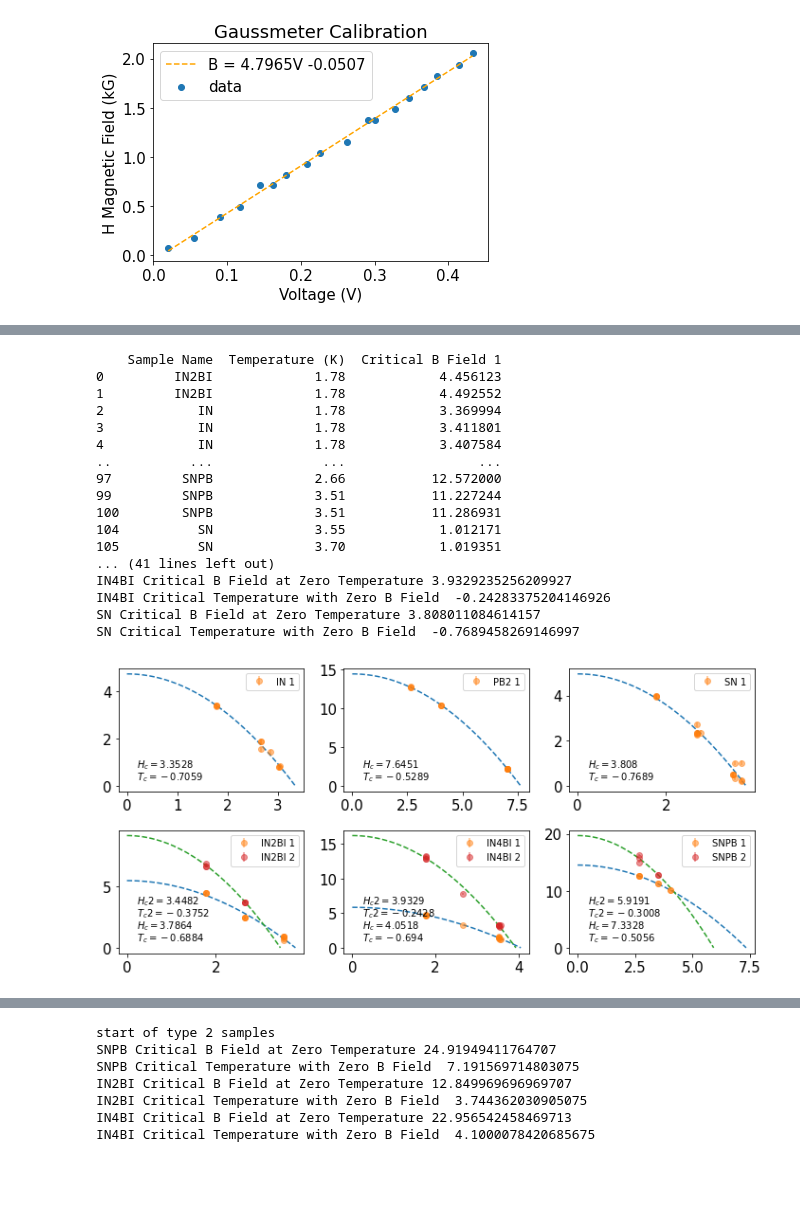
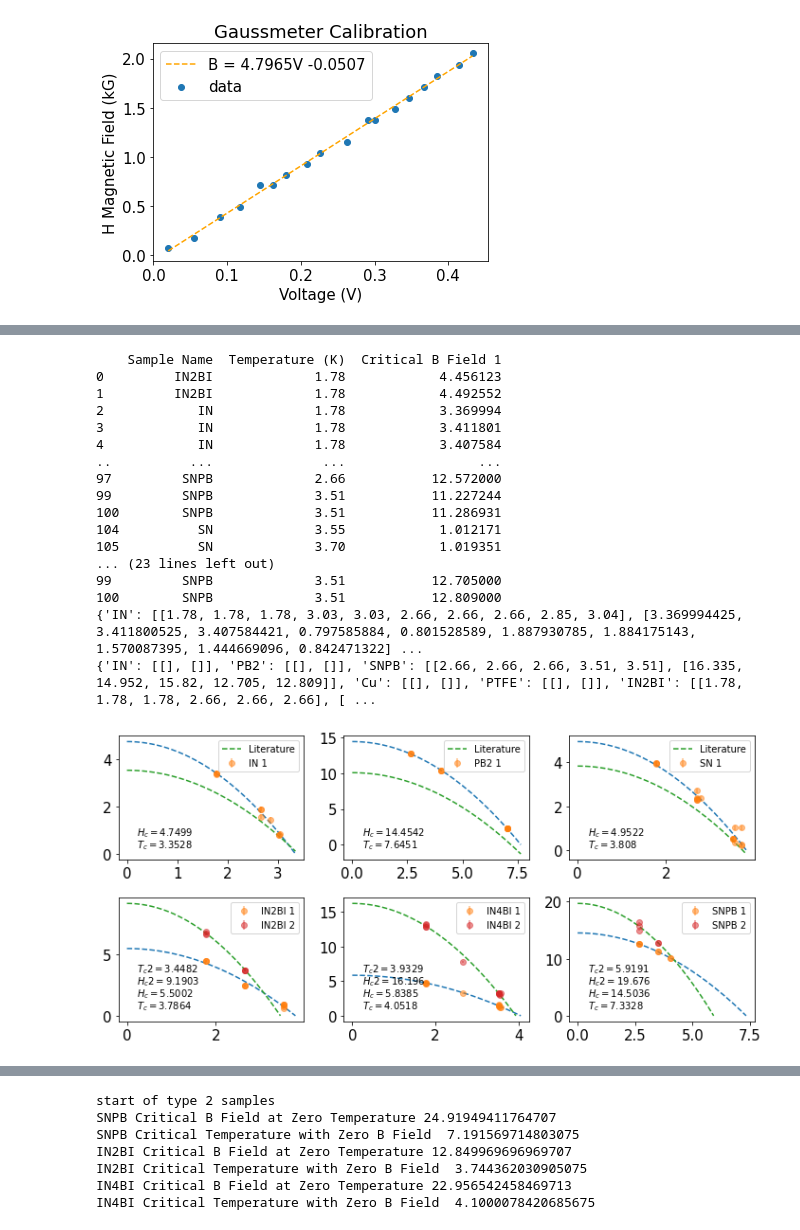
Before and after one commit to dcordovacarrizales/191_PlasmaPhysics, a Jupyter notebook: Superconductivity/Meissner/Meissner.ipynb, the cells around one changed output, grey strips where cells are left out. Saved outputs shown, nothing was run; the diff lists cells and outputs as text; code cells hidden in the pictures; blank space fills up the shorter version.

```diff
--- a/Superconductivity/Meissner/Meissner.ipynb
+++ b/Superconductivity/Meissner/Meissner.ipynb
@@ -81,9 +80,11 @@ for i, file in enumerate(files):
 
     #finding second derivative in order to find the peaks in the voltage vs. magnetic field
     first_derivative = df.diff(periods = 15)
+#     MH = scipy.integrate.trapz(y=df['v1'],x=df['v0'])
     #second_derivative = first_derivative.diff(periods = 15)
     #df['2derivative'] = second_derivative['v1']
     df['1derivative'] = first_derivative['v1']
+    df['MH'] = MH
     ######df['smooth'] = df['v1'].rolling(window=10).mean()
     #df['smooth'] = scipy.signal.savgol_filter(df['v1'], 11, 3 )
 
@@ -100,8 +101,6 @@ for i, file in enumerate(files):
     #peak_position = df.loc[df['v1'] == peak_value_1]
     #peak_position_2 = df.loc[df['v1'] == peak_value_2]
     #print(peak_position)
-
-
 
 
     index1_temp = find_nth(file, "_", 2) + 1
@@ -155,6 +154,7 @@ for i, file in enumerate(files):
                 #df.plot(x = 'v0', y = ['v1', 'smooth', '2derivative'],label=['real', 'smooth', '2nd derivative'], linewidth=1, ax=ax)
 
     df.plot(x = 'v0', y = ['v1','1derivative'],label=['data','1st Derivative'], linewidth = 1, ax=ax)
+#     df.plot(x = 'v0', y = ['MH'],label=['MH'], linewidth = 1, ax=ax)
 
 
 
@@ -169,7 +169,7 @@ for i, file in enumerate(files):
     ax.set_xlabel("H Magnetic Field (kG)")
     ax.set_ylabel("-dM/dH")
     ax.annotate(str(df['v0'][peak_position]), (df['v0'][peak_position], df['v1'][peak_position]), ha = 'left')
-    ax.set_xlim(left= 0)
+#     ax.set_xlim(left= 0)
     ax.set_title(sample_name + " at " + str(sample_temperature) + " K " + str(i+2))
 
 
@@ -245,13 +294,19 @@ second_curve_samples = dict_temp_critical_B(df_critical_B_2)
 print(second_curve_samples)
 
 
-subplots = {"IN": (0,0), "PB2": (0,1), "SNPB": (1,2), "IN2BI": (1,0), "IN4BI": (1,1), "SN": (0,2)}
+# r, c, Hc1, Tc1, Hc2, Tc2
+subplots = {"IN": {'r':0,'c':0,'Hc1':None,'Tc1':None,'Hc2':None,'Tc2':None},
+            "PB2": {'r':0,'c':1,'Hc1':None,'Tc1':None,'Hc2':None,'Tc2':None},
+            "SNPB": {'r':1,'c':2,'Hc1':None,'Tc1':None,'Hc2':None,'Tc2':None},
+            "IN2BI": {'r':1,'c':0,'Hc1':None,'Tc1':None,'Hc2':None,'Tc2':None},
+            "IN4BI": {'r':1,'c':1,'Hc1':None,'Tc1':None,'Hc2':None,'Tc2':None},
+            "SN": {'r':0,'c':2,'Hc1':None,'Tc1':None,'Hc2':None,'Tc2':None}}
 # def plot_sample_dict(all_samples):
 
+def Hc_from_Tc(T, Hc0, Tc0):
+    return Hc0*(1-(T/Tc0)**2)
+
 fig, axes = plt.subplots(2, 3, figsize=(10,5))
-
-def Hc_from_T(T, Hc0, Tc0):
-    return Hc0*(1-(T/Tc0)**2)
 
 for key in all_samples:
     #print(key)
@@ -259,8 +314,10 @@ for key in all_samples:
 
     if key not in ["PB0", "PB1", "PTFE", "Cu"]: #excluding the non-superconducting samples or the samples we don't want to look at
 
-        r,c = subplots[key]
+        r = subplots[key]['r']
+        c = subplots[key]['c']
         ax = axes[r,c]
+
         for n, data in {1:first_curve_samples, 2:second_curve_samples}.items():
             x_meissner = data[key][0]
             y_meissner = data[key][1]
@@ -274,57 +331,70 @@ for key in all_samples:
                     sigma.append(.1)
 
                 sigma = pd.Series(sigma)
+                popt, pcov = curve_fit(Hc_from_Tc, x_meissner, y_meissner, p0=(10,3),sigma=sigma)
+                Hc0, Tc0 = popt
+                Hc_sigma, Tc_sigma = np.sqrt(np.diag(pcov))
+                if n == 1:
+                    subplots[key]['Hc1'] = Hc0
+                    subplots[key]['Tc1'] = Tc0
+                    subplots[key]['Hc_sigma1'] = Hc_sigma
+                    subplots[key]['Tc_sigma1'] = Tc_sigma
+                if n == 2:
+                    subplots[key]['Hc2'] = Hc0
+                    subplots[key]['Tc2'] = Tc0
+                    subplots[key]['Hc_sigma2'] = Hc_sigma
+                    subplots[key]['Tc_sigma2'] = Tc_sigma
 
-                popt, pcov = curve_fit(Hc_from_T, x_meissner, y_meissner, p0=(10,3),sigma=sigma)
-                Hc0, Tc0 = popt
+#                     popt, pcov = curve_fit(Hc_from_T, x_meissner, y_meissner, p0=(10,3),sigma=sigma)
+#                     Hc0, Tc0 = popt
+#                     subplots[key]['Hc2'] = Hc0
+#                     subplots[key]['Tc2'] = Tc0
 
                 xrange = np.linspace(0,Tc0,50)
-                ax.plot(xrange, Hc_from_T(xrange, *popt),'--')
+                ax.plot(xrange, Hc_from_T(xrange, Hc0, Tc0),'--')
                 ax.errorbar(x_meissner, y_meissner, ls='none', yerr= .1, fmt='o', alpha = 0.5, label=key+f' {n}')
 #                 ax.scatter(x_meissner, y_meissner, s=10 , color = 'red',zorder=100)
 
         #         -b/m = x
 
-                print(key, "Critical B Field at Zero Temperature", func(0, *popt) )
-                print(key, "Critical Temperature with Zero B Field ", -popt[1]/popt[0])
-
+#                 print(key, "Critical B Field at Zero Temperature", func(0, Hc0, Tc0) )
+#                 print(key, "Critical Temperature with Zero B Field ", -popt[1]/popt[0])
+                if key in real_vals.keys():
+                    Hc_r, Tc_r = real_vals[key][2]*(4*np.pi)/1000,real_vals[key][0]
+                    theoretical = Hc_from_Tc(xrange,Hc_r,Tc_r)
+                    ax.plot(xrange, theoretical, '--',label='Literature')
                 if n == 1:
                     ax.annotate(f'$H_c = {round(Hc0,4)}$', (0.1,0.2), xycoords='axes fraction',size=10)
                     ax.annotate(f'$T_c = {round(Tc0,4)}$', (0.1,0.1), xycoords='axes fraction', size=10)
                 if n == 2:
-                    ax.annotate(f'$H_c2 = {round(Hc0,4)}$', (0.1,0.4), xycoords='axes fraction',size=10)
-                    ax.annotate(f'$T_c2 = {round(Tc0,4)}$', (0.1,0.3), xycoords='axes fraction', size=10)
+                    ax.annotate(f'$H_c2 = {round(Hc0,4)}$', (0.1,0.3), xycoords='axes fraction',size=10)
+                    ax.annotate(f'$T_c2 = {round(Tc0,4)}$', (0.1,0.4), xycoords='axes fraction', size=10)
 #                 plt.xlabel("Temperature (K)")
 #                 plt.ylabel("Critical B Field (kG)")
 #                 plt.title(key)
                 ax.legend(fontsize=10)
 #                 ax.set_xlim(0,4.5)
 #                 ax.set_ylim(0,17)
             else:
                 pass
 plt.tight_layout()
 # plt.legend()
-
-# Pb	Element	7.19	0.08
-# Bi	Element	5.3×10−4	5.2×10−6
-# In	Element	3.4	0.03
-# plot_sample_dict(first_curve_samples)
 # %% [output]
     Sample Name  Temperature (K)  Critical B Field 1
 0         IN2BI             1.78            4.456123
 1         IN2BI             1.78            4.492552
 2            IN             1.78            3.369994
 3            IN             1.78            3.411801
 4            IN             1.78            3.407584
 ..          ...              ...                 ...
 97         SNPB             2.66           12.572000
 99         SNPB             3.51           11.227244
 100        SNPB             3.51           11.286931
 104          SN             3.55            1.012171
 105          SN             3.70            1.019351
-... (41 lines left out)
-IN4BI Critical B Field at Zero Temperature 3.9329235256209927
-IN4BI Critical Temperature with Zero B Field  -0.24283375204146926
-SN Critical B Field at Zero Temperature 3.808011084614157
-SN Critical Temperature with Zero B Field  -0.7689458269146997
+... (23 lines left out)
+99         SNPB             3.51           12.705000
+100        SNPB             3.51           12.809000
+{'IN': [[1.78, 1.78, 1.78, 3.03, 3.03, 2.66, 2.66, 2.66, 2.85, 3.04], [3.369994425, 3.411800525, 3.407584421, 0.797585884, 0.801528589, 1.887930785, 1.884175143, 1.570087395, 1.444669096, 0.842471322] ...
+{'IN': [[], []], 'PB2': [[], []], 'SNPB': [[2.66, 2.66, 2.66, 3.51, 3.51], [16.335, 14.952, 15.82, 12.705, 12.809]], 'Cu': [[], []], 'PTFE': [[], []], 'IN2BI': [[1.78, 1.78, 1.78, 2.66, 2.66, 2.66], [ ...
-[figure, old version]
+[figure, new version]
```
Also changed, not shown: parts of 13 cells of this notebook.
